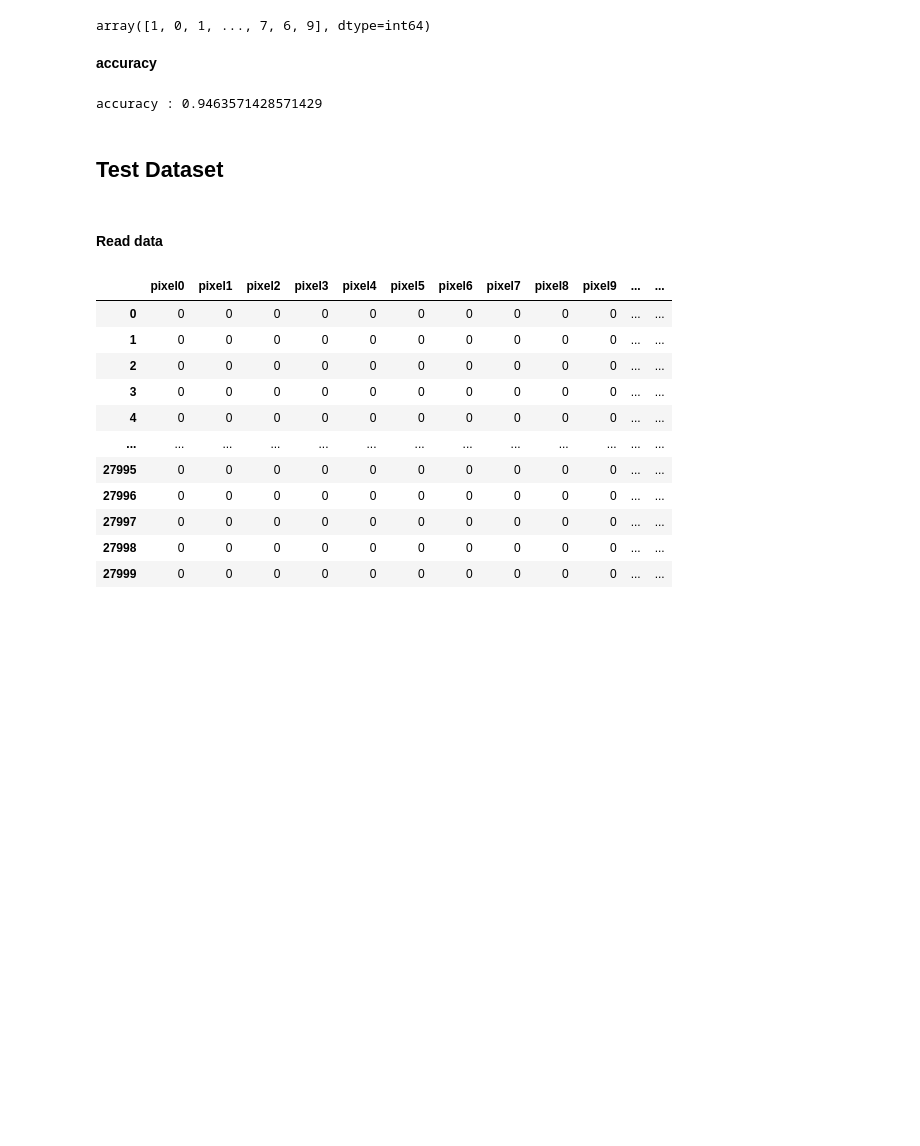
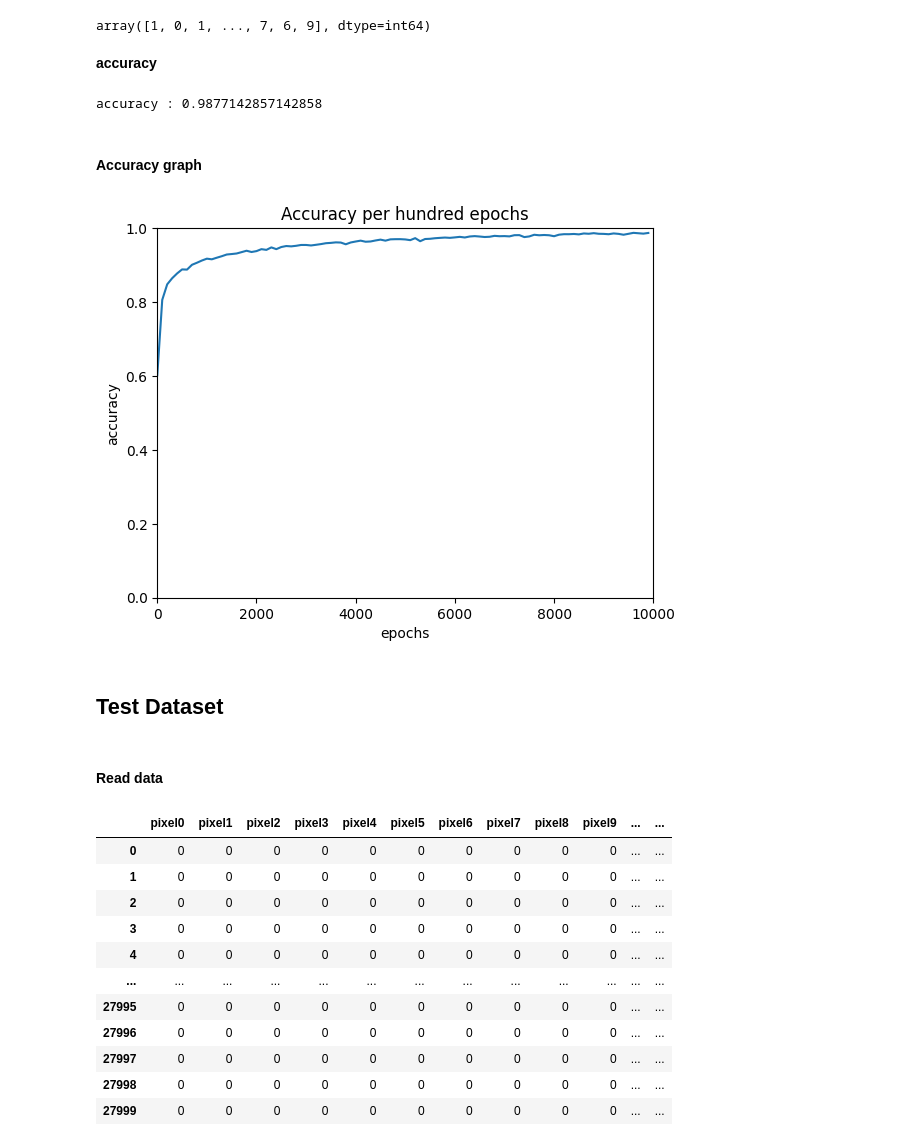
Before and after one commit to nabii-nguyenn213/Digit-Classification-NN, a Jupyter notebook: model.ipynb, the cells around one changed output. Cells and saved outputs as stored; diff of their text form; code cells hidden in the pictures; blank space fills up the shorter version.

Commit message:
model

```diff
--- a/model.ipynb
+++ b/model.ipynb
@@ -240,15 +240,21 @@ linear cache :
 # %% [markdown]
 **training**
 # %%
-def fit(x_train, y_train, lr = 0.01, batch_size = 32, epochs = 1000):
+def fit(x_train, y_train_one_hot, y_train, lr = 0.01, batch_size = 32, epochs = 1000):
     N, d = x_train.shape
+    accuracy_point = []
     for it in tqdm(range(epochs)):
         rand_id = np.random.choice(N, size=batch_size, replace=False)
         for i in rand_id:
             xi = np.array([x_train.iloc[i, :]]).T
-            yi = np.array([y_train.iloc[i, :]]).T
+            yi = np.array([y_train_one_hot.iloc[i, :]]).T
             activation_cache, linear_cache = model.forward(xi)
             model.backpropagation(linear_cache, activation_cache, yi)
             model.update(lr = lr)
+        if it % 100 == 0:
+            y_pred = model.predict(x_train)
+            acc = model.accuracy(y_train, y_pred)
+            accuracy_point.append(acc)
+    return accuracy_point
 # %%
-fit(x_train, y_train_one_hot, batch_size=64)
+accuracy_point = fit(x_train, y_train_one_hot, y_train, lr=0.001, batch_size=64, epochs=10000)
@@ -267,7 +269,19 @@ array([1, 0, 1, ..., 7, 6, 9], dtype=int64)
 acc = model.accuracy(y_train, y_pred)
 print("accuracy :", acc)
 # %% [output]
-accuracy : 0.9463571428571429
+accuracy : 0.9877142857142858
+# %% [markdown]
+#### Accuracy graph
+# %%
+epoch = np.arange(0, 10000, 100)
+plt.plot(epoch, accuracy_point)
+plt.title('Accuracy per hundred epochs')
+plt.xlabel('epochs')
+plt.ylabel('accuracy')
+plt.axis([0, 10000, 0.0, 1.00])
+plt.show()
+# %% [output]
+[figure, added]
 # %% [markdown]
 ## Test Dataset
 # %% [markdown]
```
Also changed, not shown: parts of 3 cells of this notebook.
